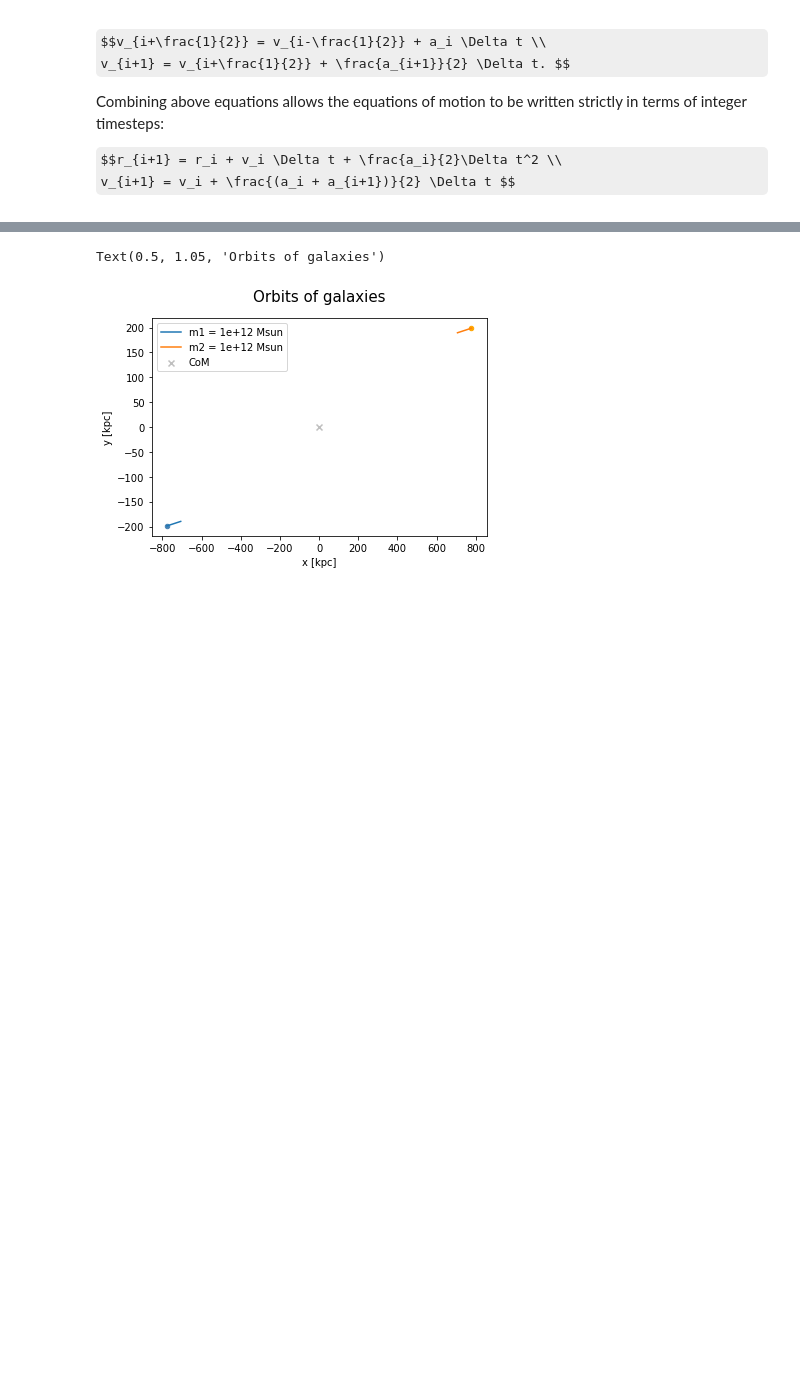
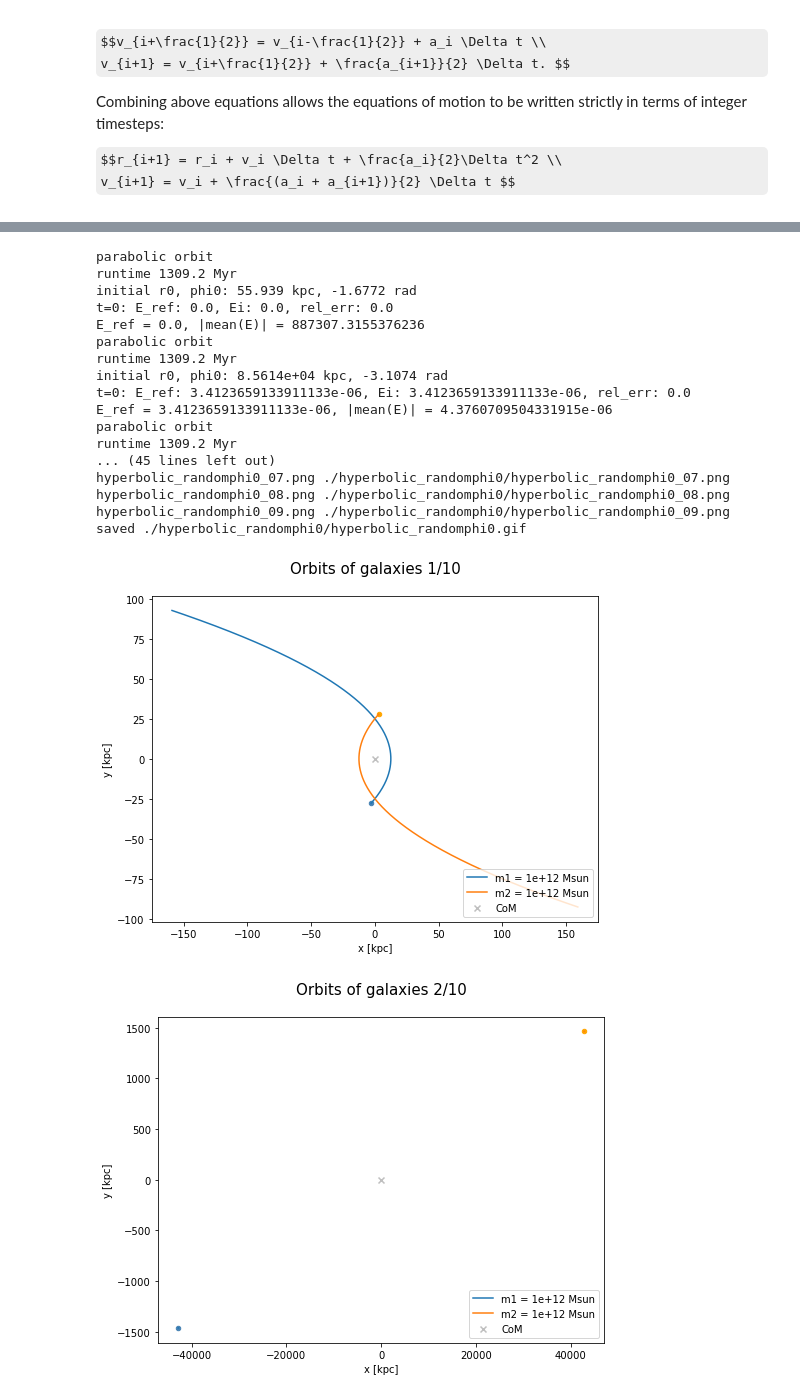
Before and after one commit to q-pratz-chem/Interacting_Galaxies, a Jupyter notebook: leap_frog.ipynb, the cells around one changed output, grey strips where cells are left out. Drawn from its saved outputs; the diff is of its cells as text; code cells hidden in the pictures; some formulas as TeX source; blank space fills up the shorter version.

```diff
--- a/leap_frog.ipynb
+++ b/leap_frog.ipynb
@@ -285,3 +133,0 @@ initial r0, phi0: 320.11 kpc, -2.5751 rad
-# %%
-# leapfrog(t0, tmax, r0, v0, h, f, r_ref, err_tol, **kwargs)
-t, X, Y, v_, err =  leapfrog(t0, tmax, r0, phi0, dphi0, dr0, h, f, err_tol)
@@ -289,0 +265,13 @@ E_ref = 3.814697265625e-06, |mean(E)| = 234803.57014703497
+# %%
+# tunable orbit parameters
+m1 = 1e12 # Msun
+m2 = 1e12 # Msun
+rmin = 25 # kpc #for parabolic encounter
+a = rmin # (G*M*T**2/(4*np.pi**2))**(1/3)   # semi-major axis (kpc, Kepler's Law)
+ecc = 1. # eccentricity
+
+# tunable runtime parameters
+nP = 5
+h = 1
+# %%
+t, X, Y, v_, err, E =  leapfrog(m1, m2, rmin, a, ecc, nP, h, f)
@@ -338,14 +333,57 @@ cumulative error over 1310 Myr: -0.5 .
 # %%
+ntot = 10
+for n in range(ntot):
+    counter = f'{n:02d}'  # zero-pad number
+    t, X, Y, v_, err, E =  leapfrog(m1, m2, rmin, a, ecc, nP, h, f)
 
-plt.scatter(0,0, marker='x', color='grey', alpha=0.5, label=r'CoM')
-plt.scatter(X[0,0], Y[0,0], s=20, c='steelblue') # initial position
-plt.scatter(X[0,1], Y[0,1], s=20, c='orange') # initial position
-plt.plot(X[:,0], Y[:,0], label=f"m1 = {m1:.3} Msun")
-plt.plot(X[:,1], Y[:,1], label=f"m2 = {m2:.3} Msun")
+    fig = plt.figure(figsize = (8,6))
+    ax = fig.add_subplot(111)
+    ax.scatter(0,0, marker='x', color='grey', alpha=0.5, label=r'CoM')
+    ax.scatter(X[0,0], Y[0,0], s=20, c='steelblue') # initial position
+    ax.scatter(X[0,1], Y[0,1], s=20, c='orange') # initial position
+    ax.plot(X[:,0], Y[:,0], label=f"m1 = {m1:.3} Msun")
+    ax.plot(X[:,1], Y[:,1], label=f"m2 = {m2:.3} Msun")
 
-plt.xlabel("x [kpc]"), plt.ylabel("y [kpc]")
-plt.legend()
-plt.title("Orbits of galaxies", fontsize='15', y=1.05)
+    ax.set_xlabel("x [kpc]"), plt.ylabel("y [kpc]")
+    plt.legend(loc='lower right')
+    ax.set_title(f"Orbits of galaxies {n+1}/{ntot}", fontsize='15', y=1.05)
+
+    if ecc == 1.:
+        shape = "hyperbolic"
+    elif ecc == 0.:
+        shape = "elliptical"
+    else:
+        shape = "hyperbolic"
+
+    params = "randomphi0"
+
+    tag = f"{shape}_{params}"  # fig label
+
+
+    if os.path.exists(tag):
+        pass
+    else:
+        print(f"making {tag}/")
+        os.makedirs(tag)
+
+    plt.savefig(f"{tag}/{tag}_{counter}.png")
 # %% [output]
-Text(0.5, 1.05, 'Orbits of galaxies')
+parabolic orbit
+runtime 1309.2 Myr
+initial r0, phi0: 55.939 kpc, -1.6772 rad
+t=0: E_ref: 0.0, Ei: 0.0, rel_err: 0.0
+E_ref = 0.0, |mean(E)| = 887307.3155376236
+parabolic orbit
+runtime 1309.2 Myr
+initial r0, phi0: 8.5614e+04 kpc, -3.1074 rad
+t=0: E_ref: 3.4123659133911133e-06, Ei: 3.4123659133911133e-06, rel_err: 0.0
+E_ref = 3.4123659133911133e-06, |mean(E)| = 4.3760709504331915e-06
+parabolic orbit
+runtime 1309.2 Myr
+... (45 lines left out)
+hyperbolic_randomphi0_07.png ./hyperbolic_randomphi0/hyperbolic_randomphi0_07.png
+hyperbolic_randomphi0_08.png ./hyperbolic_randomphi0/hyperbolic_randomphi0_08.png
+hyperbolic_randomphi0_09.png ./hyperbolic_randomphi0/hyperbolic_randomphi0_09.png
+saved ./hyperbolic_randomphi0/hyperbolic_randomphi0.gif
-[figure, old version]
+[figure, new version]
+[figure, added]
```
Also changed, not shown: parts of 13 cells of this notebook.
